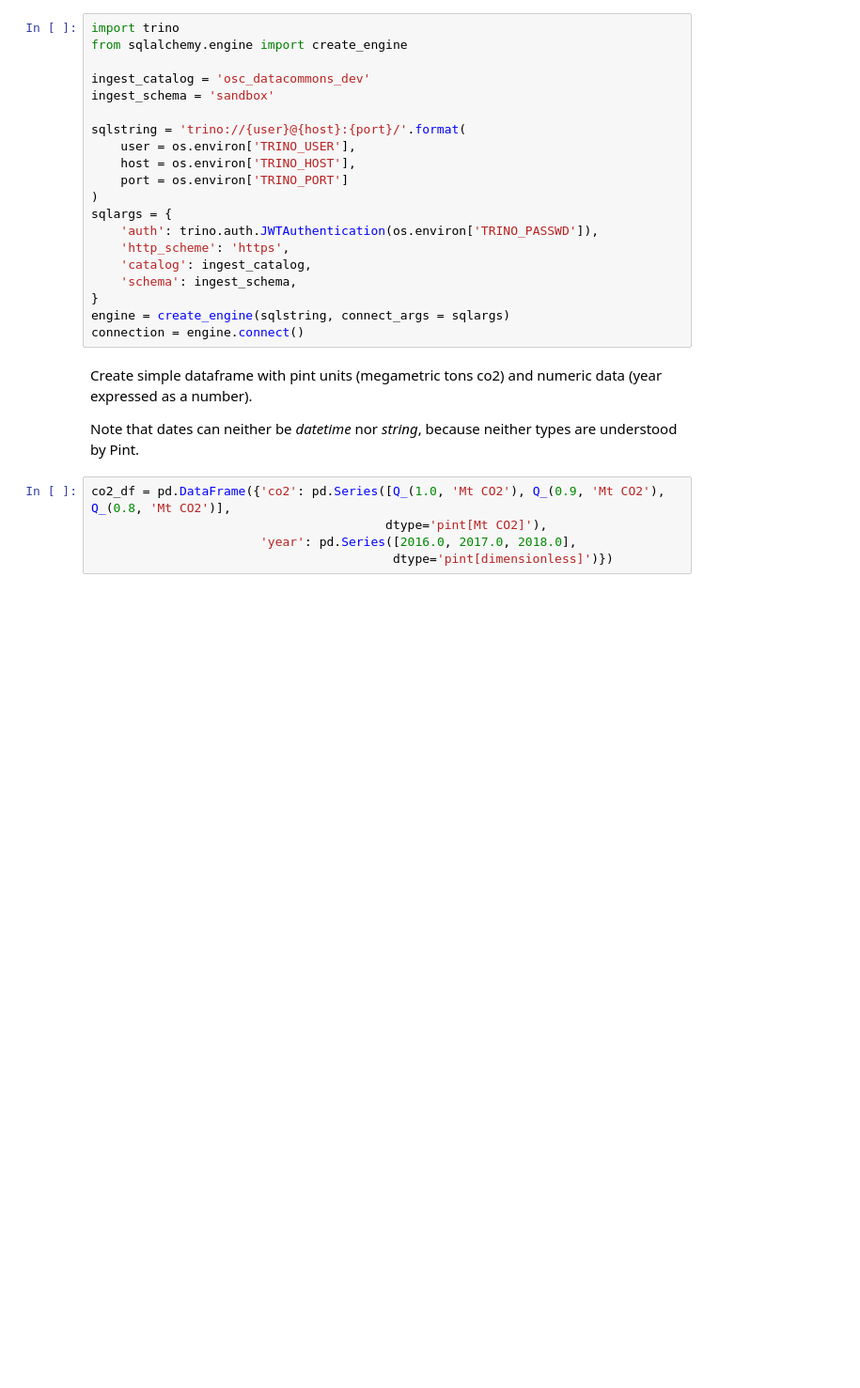
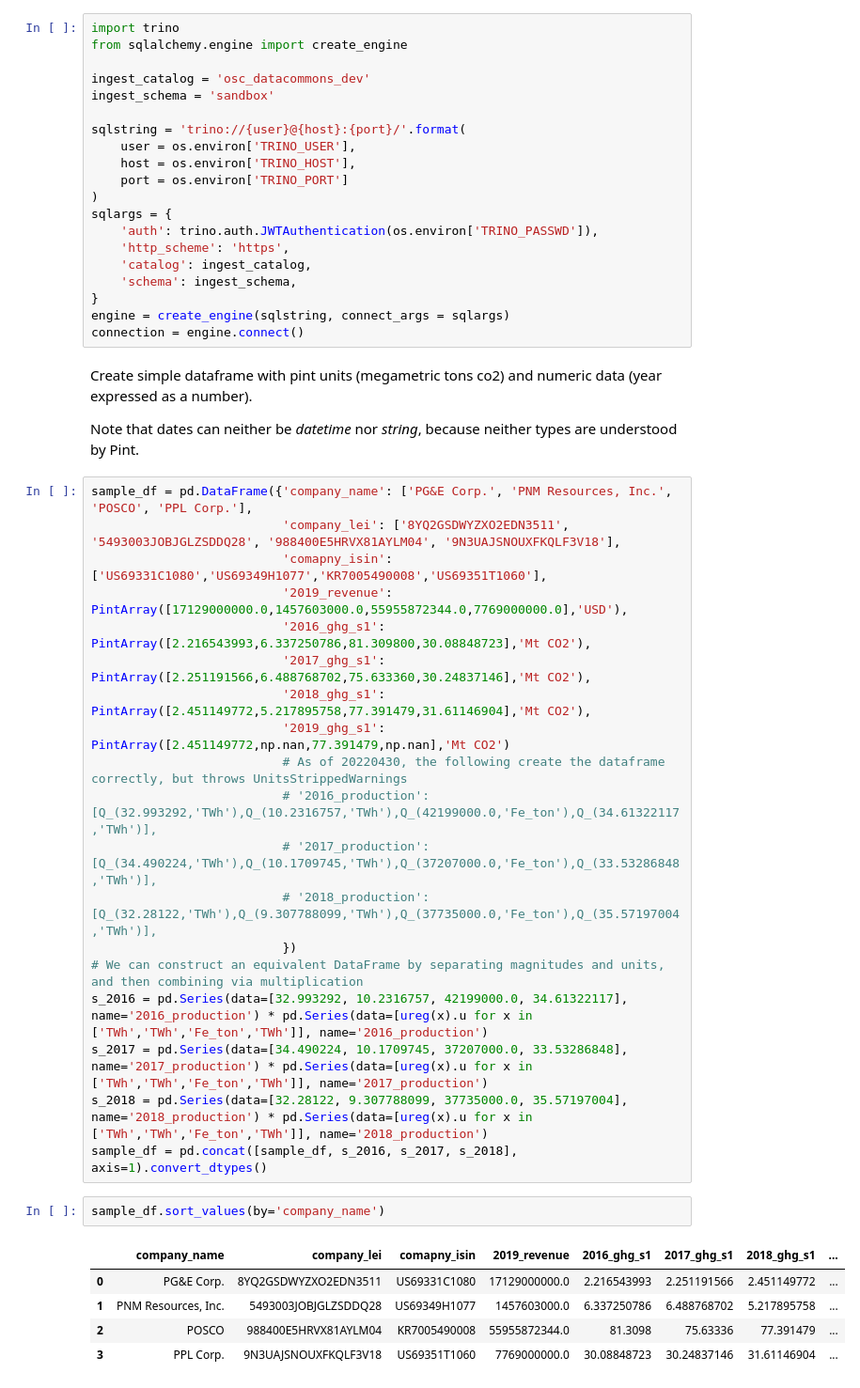
Before and after one commit to os-climate/data-platform-demo, a Jupyter notebook: notebooks/pint-demo.ipynb, the cells around one changed output. Shown: that part at 94% size. Saved outputs shown, nothing was run; the diff lists cells and outputs as text; blank space fills up the shorter version.

```diff
--- a/notebooks/pint-demo.ipynb
+++ b/notebooks/pint-demo.ipynb
@@ -64,7 +66,29 @@ Create simple dataframe with pint units (megametric tons co2) and numeric data (
 
 Note that dates can neither be *datetime* nor *string*, because neither types are understood by Pint.
 # %%
-co2_df = pd.DataFrame({'co2': pd.Series([Q_(1.0, 'Mt CO2'), Q_(0.9, 'Mt CO2'), Q_(0.8, 'Mt CO2')],
-                                        dtype='pint[Mt CO2]'),
-                       'year': pd.Series([2016.0, 2017.0, 2018.0],
-                                         dtype='pint[dimensionless]')})
+sample_df = pd.DataFrame({'company_name': ['PG&E Corp.', 'PNM Resources, Inc.', 'POSCO', 'PPL Corp.'],
+                          'company_lei': ['8YQ2GSDWYZXO2EDN3511', '5493003JOBJGLZSDDQ28', '988400E5HRVX81AYLM04', '9N3UAJSNOUXFKQLF3V18'],
+                          'comapny_isin': ['US69331C1080','US69349H1077','KR7005490008','US69351T1060'],
+                          '2019_revenue': PintArray([17129000000.0,1457603000.0,55955872344.0,7769000000.0],'USD'),
+                          '2016_ghg_s1': PintArray([2.216543993,6.337250786,81.309800,30.08848723],'Mt CO2'),
+                          '2017_ghg_s1': PintArray([2.251191566,6.488768702,75.633360,30.24837146],'Mt CO2'),
+                          '2018_ghg_s1': PintArray([2.451149772,5.217895758,77.391479,31.61146904],'Mt CO2'),
+                          '2019_ghg_s1': PintArray([2.451149772,np.nan,77.391479,np.nan],'Mt CO2')
+                          # As of 20220430, the following create the dataframe correctly, but throws UnitsStrippedWarnings
+                          # '2016_production': [Q_(32.993292,'TWh'),Q_(10.2316757,'TWh'),Q_(42199000.0,'Fe_ton'),Q_(34.61322117,'TWh')],
+                          # '2017_production': [Q_(34.490224,'TWh'),Q_(10.1709745,'TWh'),Q_(37207000.0,'Fe_ton'),Q_(33.53286848,'TWh')],
+                          # '2018_production': [Q_(32.28122,'TWh'),Q_(9.307788099,'TWh'),Q_(37735000.0,'Fe_ton'),Q_(35.57197004,'TWh')],
+                          })
+# We can construct an equivalent DataFrame by separating magnitudes and units, and then combining via multiplication
+s_2016 = pd.Series(data=[32.993292, 10.2316757, 42199000.0, 34.61322117], name='2016_production') * pd.Series(data=[ureg(x).u for x in ['TWh','TWh','Fe_ton','TWh']], name='2016_production')
+s_2017 = pd.Series(data=[34.490224, 10.1709745, 37207000.0, 33.53286848], name='2017_production') * pd.Series(data=[ureg(x).u for x in ['TWh','TWh','Fe_ton','TWh']], name='2017_production')
+s_2018 = pd.Series(data=[32.28122, 9.307788099, 37735000.0, 35.57197004], name='2018_production') * pd.Series(data=[ureg(x).u for x in ['TWh','TWh','Fe_ton','TWh']], name='2018_production')
+sample_df = pd.concat([sample_df, s_2016, s_2017, s_2018], axis=1).convert_dtypes()
+# %%
+sample_df.sort_values(by='company_name')
+# %% [output]
+|  | company_name | company_lei | comapny_isin | 2019_revenue | 2016_ghg_s1 | 2017_ghg_s1 | 2018_ghg_s1 | ... |
+| 0 | PG&E Corp. | 8YQ2GSDWYZXO2EDN3511 | US69331C1080 | 17129000000.0 | 2.216543993 | 2.251191566 | 2.451149772 | ... |
+| 1 | PNM Resources, Inc. | 5493003JOBJGLZSDDQ28 | US69349H1077 | 1457603000.0 | 6.337250786 | 6.488768702 | 5.217895758 | ... |
+| 2 | POSCO | 988400E5HRVX81AYLM04 | KR7005490008 | 55955872344.0 | 81.3098 | 75.63336 | 77.391479 | ... |
+| 3 | PPL Corp. | 9N3UAJSNOUXFKQLF3V18 | US69351T1060 | 7769000000.0 | 30.08848723 | 30.24837146 | 31.61146904 | ... |
```
Also changed, not shown: parts of 21 cells of this notebook.
